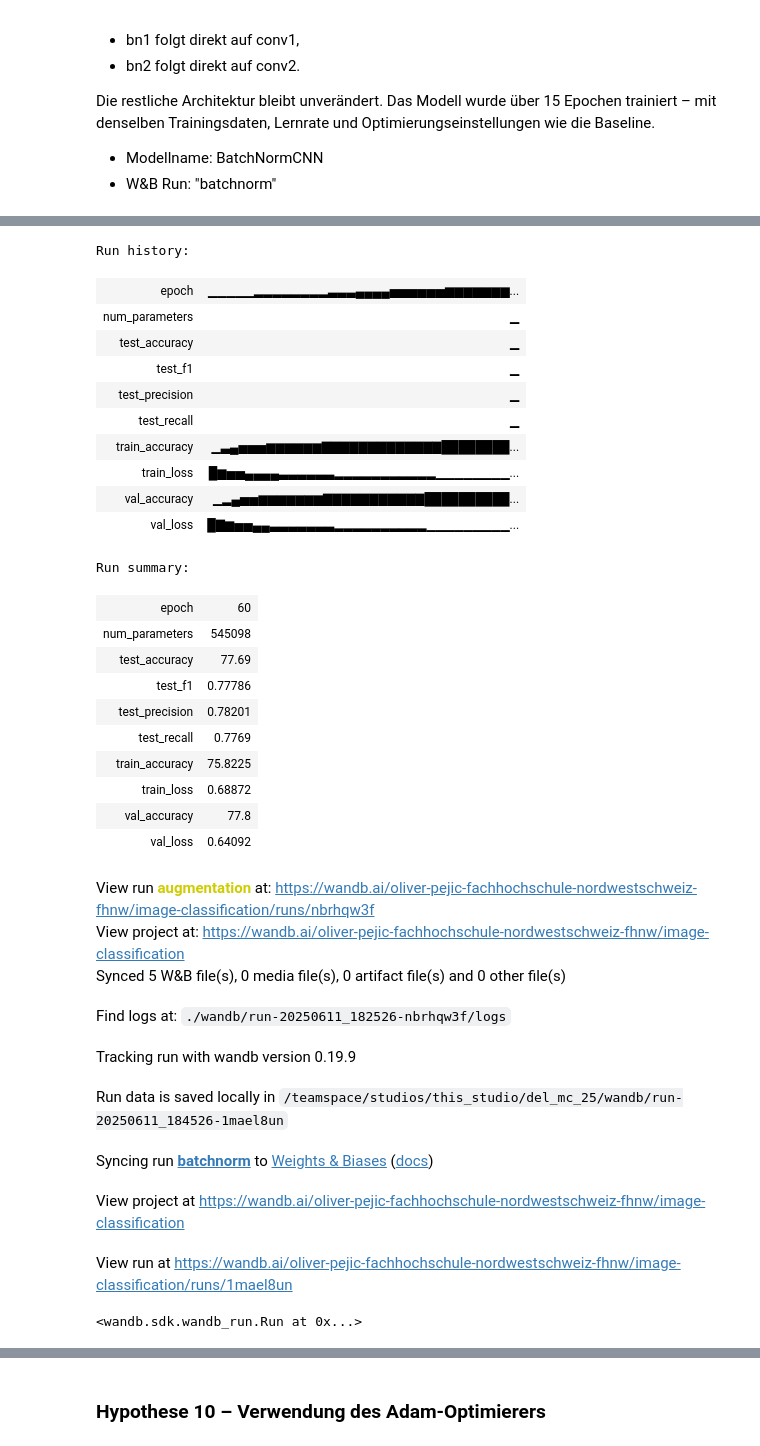
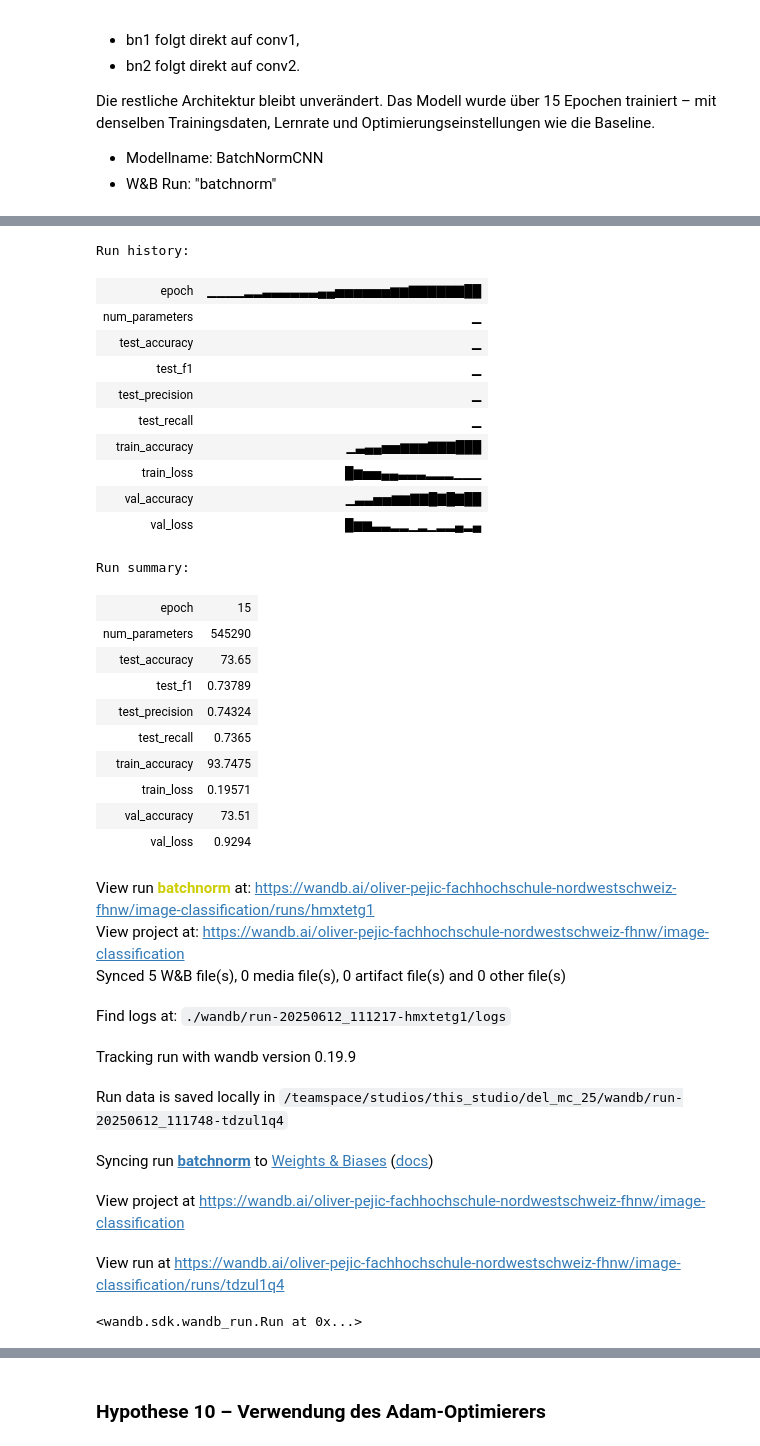
Before and after one commit to Kroli99/del_mc_25, a Jupyter notebook: del_mc_25.ipynb, the cells around one changed output, grey strips where cells are left out. Saved outputs shown, nothing was run; the diff lists cells and outputs as text; code cells hidden in the pictures.

```diff
--- a/del_mc_25.ipynb
+++ b/del_mc_25.ipynb
@@ -1652,47 +1658,47 @@ class BatchNormCNN(nn.Module):
 # %%
 # W&B Init für Hypothese 9
 wandb.init(
     project=project_name,
     name="batchnorm",
     config={"hypothesis": "batchnorm",
             "model": "BatchNormCNN",
             "learning_rate": learning_rate,
-            "epochs": epochs,
+            "epochs": 10,
             "batch_size": batch_size}
 )
 # %% [output]
 [interactive output not drawn]
 Run history:
-| epoch | ▁▁▁▁▁▂▂▂▂▂▂▂▂▃▃▃▄▄▄▄▅▅▅▅▅▅▆▆▆▆▆▆▆... |
+| epoch | ▁▁▁▁▂▂▃▃▃▃▃▃▄▄▅▅▅▅▅▅▆▆▇▇▇▇▇▇██ |
 | num_parameters | ▁ |
 | test_accuracy | ▁ |
 | test_f1 | ▁ |
 | test_precision | ▁ |
 | test_recall | ▁ |
-| train_accuracy | ▁▃▄▅▅▅▆▆▆▆▆▆▇▇▇▇▇▇▇▇▇▇▇▇▇████████... |
-| train_loss | █▆▅▅▄▄▄▄▃▃▃▃▃▃▂▂▂▂▂▂▂▂▂▂▂▁▁▁▁▁▁▁▁... |
-| val_accuracy | ▁▂▄▅▅▆▆▆▆▆▆▆▇▇▇▇▇▇▇▇▇▇▇██████████... |
-| val_loss | █▇▆▅▅▄▄▃▃▃▃▃▃▃▂▂▂▂▂▂▂▂▂▂▁▁▁▁▁▁▁▁▁... |
+| train_accuracy | ▁▃▄▄▅▅▆▆▆▇▇▇███ |
+| train_loss | █▆▅▅▄▄▃▃▃▂▂▂▁▁▁ |
+| val_accuracy | ▁▃▃▅▅▆▆▇▇█▇█▇██ |
+| val_loss | █▆▆▃▃▂▂▁▂▁▂▂▄▂▄ |
 Run summary:
-| epoch | 60 |
-| num_parameters | 545098 |
-| test_accuracy | 77.69 |
-| test_f1 | 0.77786 |
-| test_precision | 0.78201 |
-| test_recall | 0.7769 |
-| train_accuracy | 75.8225 |
-| train_loss | 0.68872 |
-| val_accuracy | 77.8 |
-| val_loss | 0.64092 |
+| epoch | 15 |
+| num_parameters | 545290 |
+| test_accuracy | 73.65 |
+| test_f1 | 0.73789 |
+| test_precision | 0.74324 |
+| test_recall | 0.7365 |
+| train_accuracy | 93.7475 |
+| train_loss | 0.19571 |
+| val_accuracy | 73.51 |
+| val_loss | 0.9294 |
-View run augmentation at: https://wandb.ai/oliver-pejic-fachhochschule-nordwestschweiz-fhnw/image-classification/runs/nbrhqw3f
+View run batchnorm at: https://wandb.ai/oliver-pejic-fachhochschule-nordwestschweiz-fhnw/image-classification/runs/hmxtetg1
 View project at: https://wandb.ai/oliver-pejic-fachhochschule-nordwestschweiz-fhnw/image-classification
 Synced 5 W&B file(s), 0 media file(s), 0 artifact file(s) and 0 other file(s)
-Find logs at: ./wandb/run-20250611_182526-nbrhqw3f/logs
+Find logs at: ./wandb/run-20250612_111217-hmxtetg1/logs
 Tracking run with wandb version 0.19.9
-Run data is saved locally in /teamspace/studios/this_studio/del_mc_25/wandb/run-20250611_184526-1mael8un
+Run data is saved locally in /teamspace/studios/this_studio/del_mc_25/wandb/run-20250612_111748-tdzul1q4
 Syncing run batchnorm to Weights & Biases (docs)
 View project at https://wandb.ai/oliver-pejic-fachhochschule-nordwestschweiz-fhnw/image-classification
-View run at https://wandb.ai/oliver-pejic-fachhochschule-nordwestschweiz-fhnw/image-classification/runs/1mael8un
+View run at https://wandb.ai/oliver-pejic-fachhochschule-nordwestschweiz-fhnw/image-classification/runs/tdzul1q4
 <wandb.sdk.wandb_run.Run at 0x...>
 # %%
 batch_norm_model = BatchNormCNN(num_classes).to(device)
```
Also changed, not shown: parts of 3 cells of this notebook.
